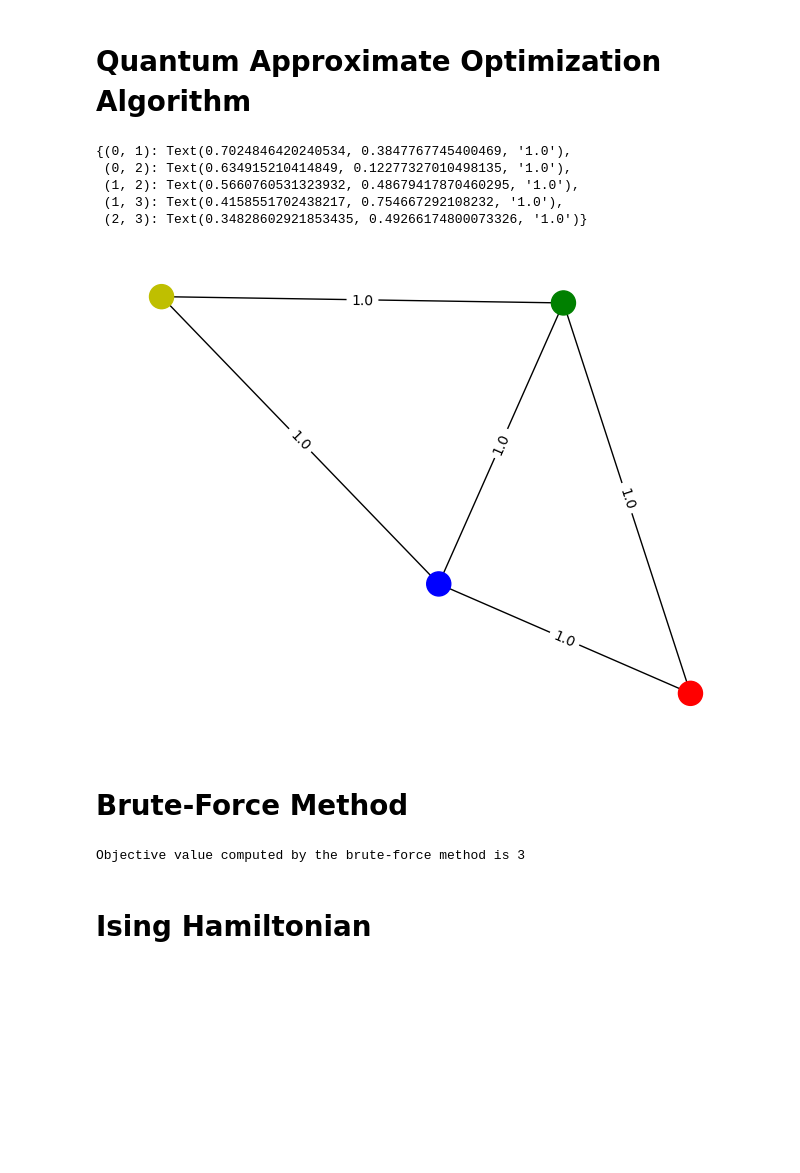
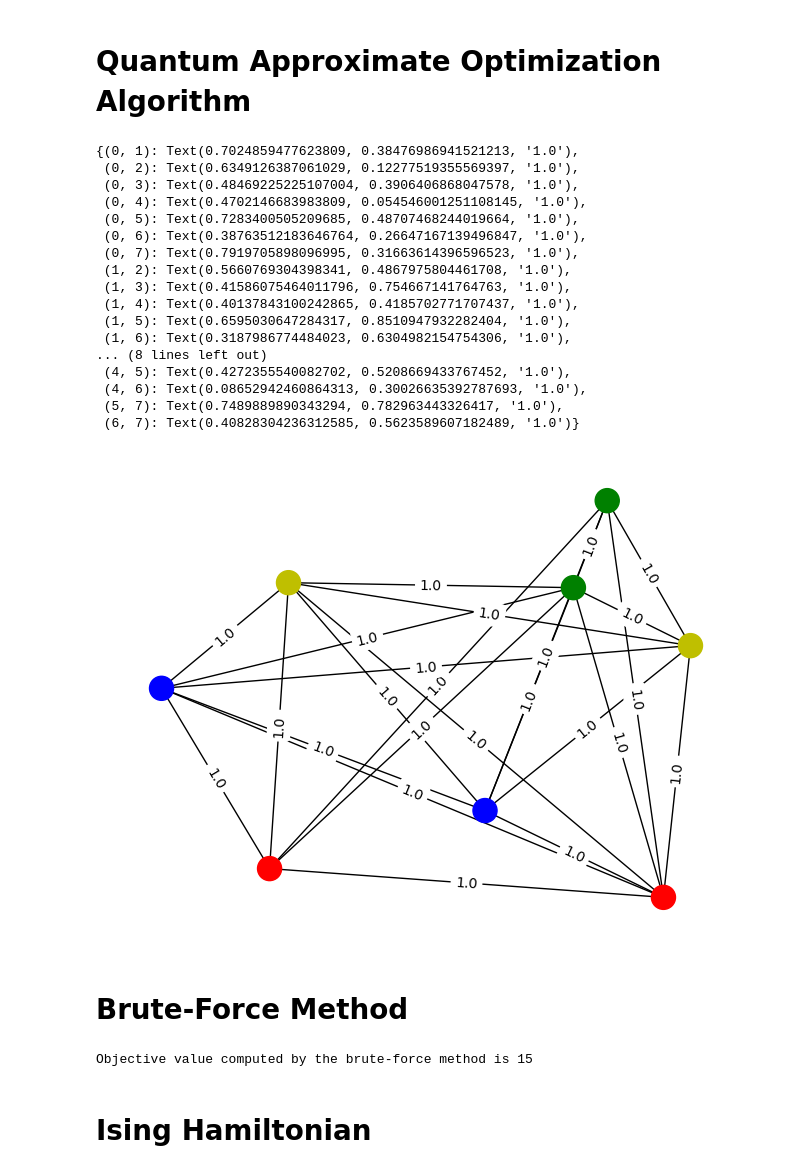
Before and after one commit to TonyPeonio/Ising_Model_Application, a Jupyter notebook: qaoa_tutorial_1.ipynb, the cells around one changed output. Cells and saved outputs as stored; diff of their text form; code cells hidden in the pictures; blank space fills up the shorter version.

```diff
--- a/qaoa_tutorial_1.ipynb
+++ b/qaoa_tutorial_1.ipynb
@@ -3,25 +3,47 @@
 # %%
 import numpy as np
 import networkx as nx
+import random
 
-num_nodes = 4
-w = np.array(
-    [[0.0, 1.0, 1.0, 0.0], [1.0, 0.0, 1.0, 1.0], [1.0, 1.0, 0.0, 1.0], [0.0, 1.0, 1.0, 0.0]]
-)
+num_nodes = 8
+
+w = np.zeros((8,8))
+
+for i in range(8):
+    for j in range(8):
+        if random.random() > 0.5 and i != j:
+            w[i][j] = 1
+
+# w = np.array(
+#     [[0.0, 1.0, 1.0, 0.0], [1.0, 0.0, 1.0, 1.0], [1.0, 1.0, 0.0, 1.0], [0.0, 1.0, 1.0, 0.0]]
+# )
+
 G = nx.from_numpy_array(w)
 
 layout = nx.random_layout(G, seed=10)
-colors = ["r", "g", "b", "y"]
+colors = ["r", "g", "b", "y", 'r', 'g', 'b', 'y']
 nx.draw(G, layout, node_color=colors)
 labels = nx.get_edge_attributes(G, "weight")
 nx.draw_networkx_edge_labels(G, pos=layout, edge_labels=labels)
 # %% [output]
-{(0, 1): Text(0.7024846420240534, 0.3847767745400469, '1.0'),
- (0, 2): Text(0.634915210414849, 0.12277327010498135, '1.0'),
- (1, 2): Text(0.5660760531323932, 0.48679417870460295, '1.0'),
- (1, 3): Text(0.4158551702438217, 0.754667292108232, '1.0'),
- (2, 3): Text(0.34828602921853435, 0.49266174800073326, '1.0')}
+{(0, 1): Text(0.7024859477623809, 0.38476986941521213, '1.0'),
+ (0, 2): Text(0.6349126387061029, 0.12277519355569397, '1.0'),
+ (0, 3): Text(0.48469225225107004, 0.3906406868047578, '1.0'),
+ (0, 4): Text(0.4702146683983809, 0.054546001251108145, '1.0'),
+ (0, 5): Text(0.7283400505209685, 0.48707468244019664, '1.0'),
+ (0, 6): Text(0.38763512183646764, 0.26647167139496847, '1.0'),
+ (0, 7): Text(0.7919705898096995, 0.31663614396596523, '1.0'),
+ (1, 2): Text(0.5660769304398341, 0.4867975804461708, '1.0'),
+ (1, 3): Text(0.41586075464011796, 0.754667141764763, '1.0'),
+ (1, 4): Text(0.40137843100242865, 0.4185702771707437, '1.0'),
+ (1, 5): Text(0.6595030647284317, 0.8510947932282404, '1.0'),
+ (1, 6): Text(0.3187986774484023, 0.6304982154754306, '1.0'),
+... (8 lines left out)
+ (4, 5): Text(0.4272355540082702, 0.5208669433767452, '1.0'),
+ (4, 6): Text(0.08652942460864313, 0.30026635392787693, '1.0'),
+ (5, 7): Text(0.7489889890343294, 0.782963443326417, '1.0'),
+ (6, 7): Text(0.40828304236312585, 0.5623589607182489, '1.0')}
-[figure, old version]
+[figure, new version]
 # %% [markdown]
 # Brute-Force Method
 # %%
@@ -46,7 +68,7 @@ def bitfield(n, L):
 # use the brute-force way to generate the oracle
 L = num_nodes
 maximum = 2**L
-sol = np.inf
+sol = -np.inf
 for i in range(maximum):
     cur = bitfield(i, L)
 
@@ -55,12 +77,12 @@ for i in range(maximum):
         continue
 
     cur_v = objective_value(np.array(cur), w)
-    if cur_v < sol:
+    if cur_v > sol:
         sol = cur_v
 
 print(f"Objective value computed by the brute-force method is {sol}")
 # %% [output]
-Objective value computed by the brute-force method is 3
+Objective value computed by the brute-force method is 15
 # %% [markdown]
 # Ising Hamiltonian
 # %%
```
Also changed, not shown: parts of 6 cells of this notebook.
